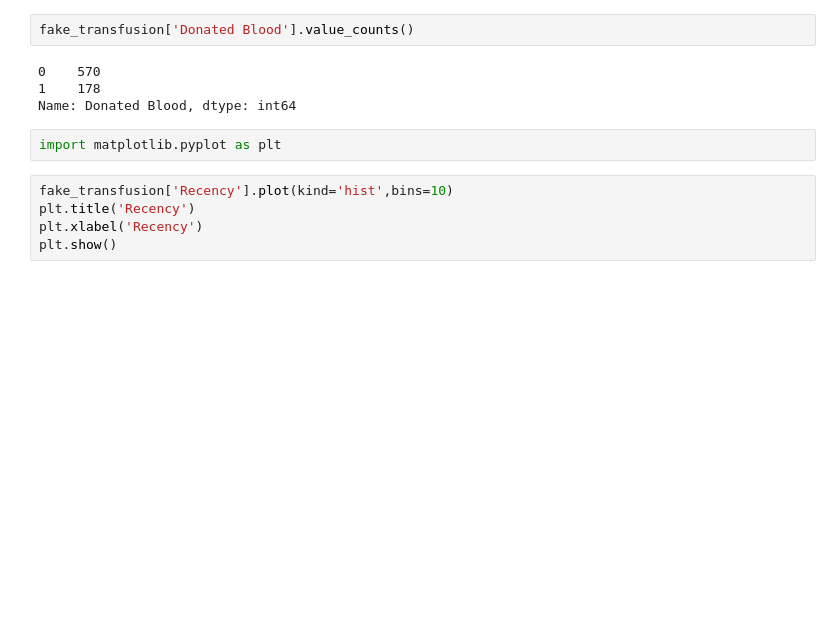
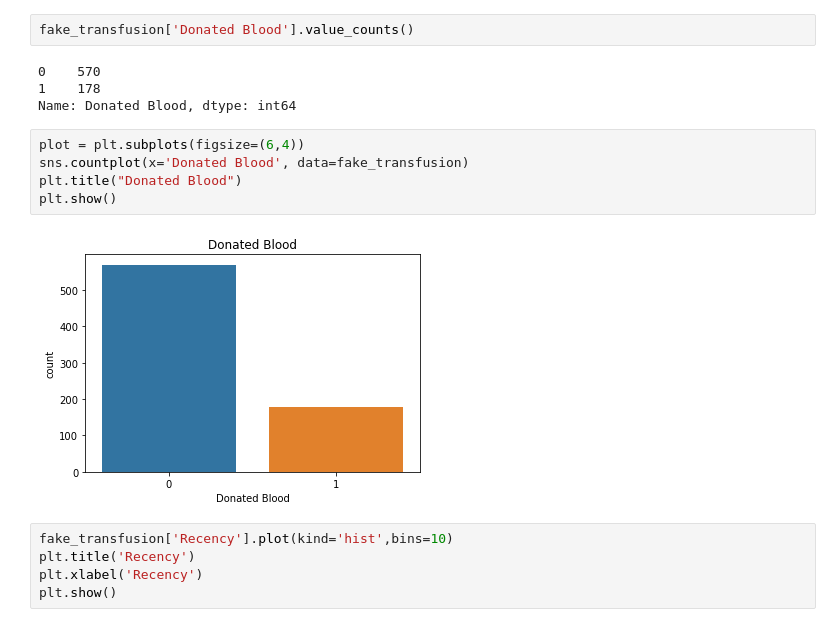
Before and after one commit to PurushottamPadhya/Datascience_Assignment_Blood_Transfusion, a Jupyter notebook: assignment2_s3804289_s3847501.ipynb, the cells around one changed output. Saved outputs shown, nothing was run; the diff lists cells and outputs as text; blank space fills up the shorter version.

```diff
--- a/assignment2_s3804289_s3847501.ipynb
+++ b/assignment2_s3804289_s3847501.ipynb
@@ -104,8 +112,13 @@ fake_transfusion['Donated Blood'].value_counts()
 0    570
 1    178
 Name: Donated Blood, dtype: int64
-# %%
-import matplotlib.pyplot as plt
+# %%
+plot = plt.subplots(figsize=(6,4))
+sns.countplot(x='Donated Blood', data=fake_transfusion)
+plt.title("Donated Blood")
+plt.show()
+# %% [output]
+[figure, added]
 # %%
 fake_transfusion['Recency'].plot(kind='hist',bins=10)
 plt.title('Recency')
```
Also changed, not shown: parts of 52 cells of this notebook.
